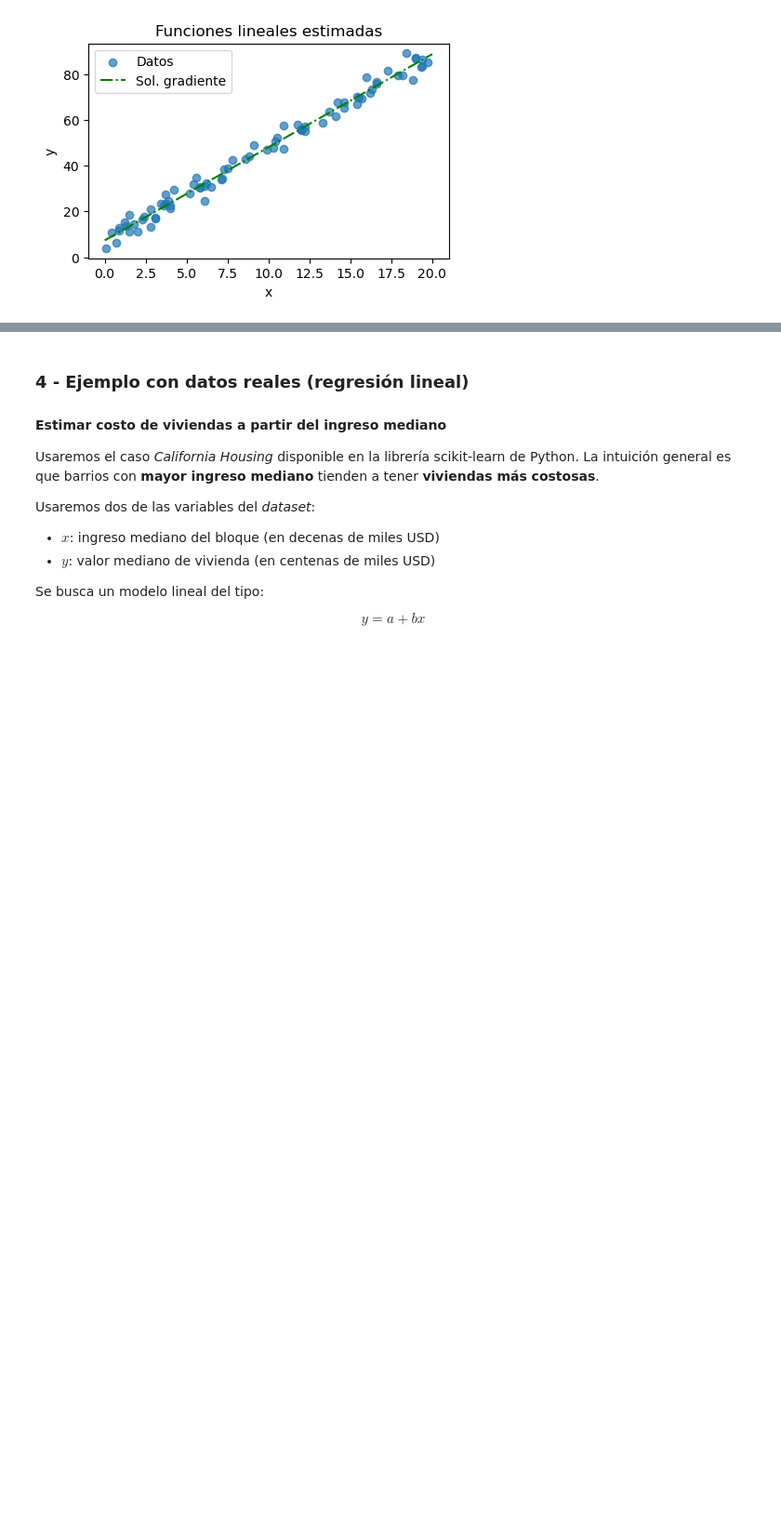
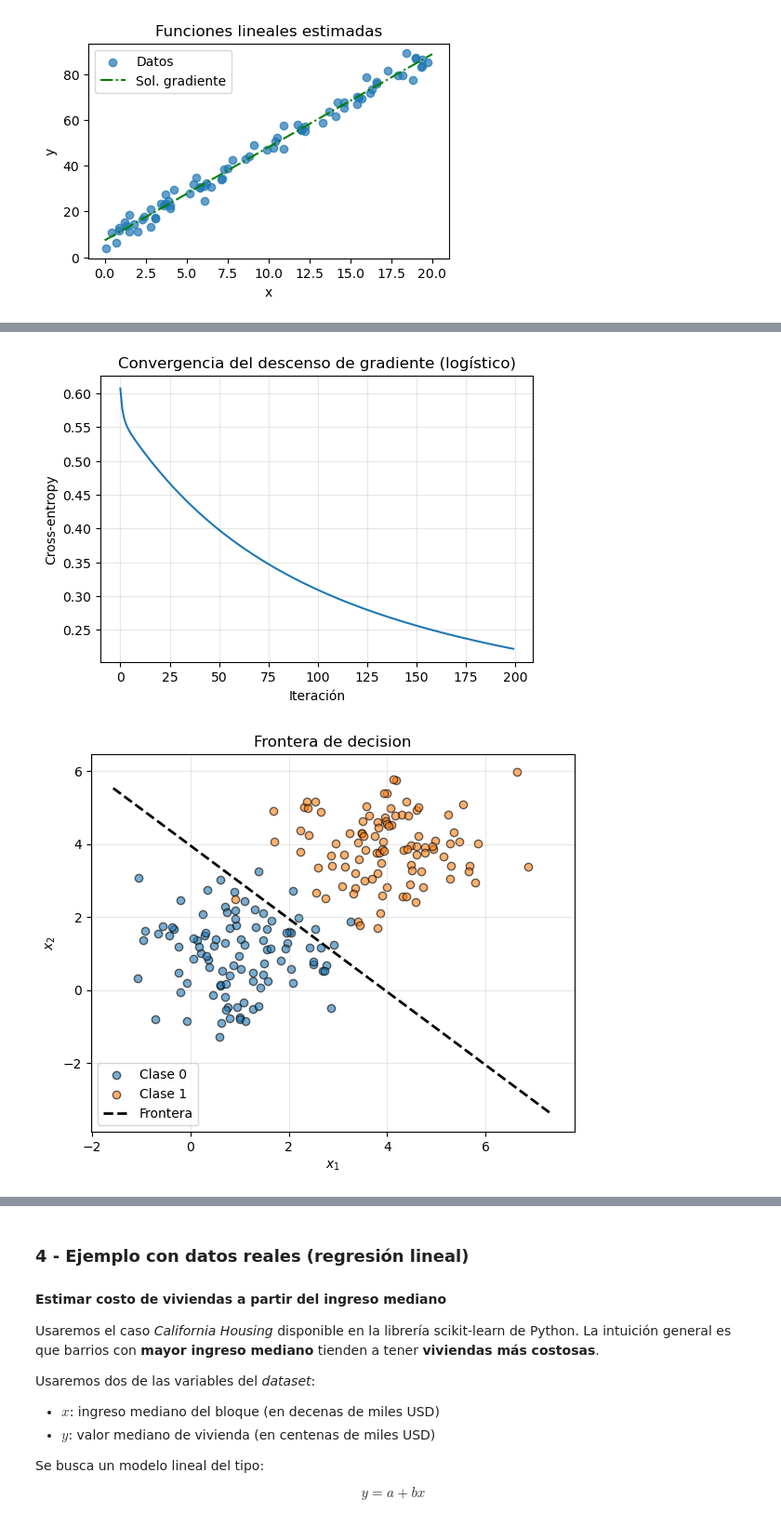
Before and after one commit to milogz/Modelado-en-Optimizacion, a Jupyter notebook: MO_3-2 Estimacion.ipynb, the cells around one changed output, grey strips where cells are left out. Shown at 93% size. Saved outputs shown, nothing was run; the diff lists cells and outputs as text; code cells hidden in the pictures; blank space fills up the shorter version.

```diff
--- a/MO_3-2 Estimacion.ipynb
+++ b/MO_3-2 Estimacion.ipynb
@@ -203,0 +273,26 @@ plot_regression(x, y, beta_gd)
+# %%
+from helpers_estimacion import sigmoid, gd_logistic, plot_decision_boundary
+
+# Dataset sintético de 2 clases
+np.random.seed(7)
+n_class = 100
+X0 = np.random.randn(n_class, 2) + np.array([1, 1])
+X1 = np.random.randn(n_class, 2) + np.array([4, 4])
+X_raw = np.vstack([X0, X1])
+y_cls = np.array([0]*n_class + [1]*n_class)
+
+# Agregar columna de 1s (intercepto)
+X_cls = np.c_[np.ones(2*n_class), X_raw]
+
+# Entrenamiento con GD
+theta_opt, losses, _ = gd_logistic(X_cls, y_cls, lr=0.1, epochs=200)
+
+# Visualizar convergencia
+plt.plot(losses); plt.xlabel('Iteración'); plt.ylabel('Cross-entropy')
+plt.title('Convergencia del descenso de gradiente (logístico)'); plt.grid(alpha=0.3); plt.show()
+
+# Visualizar frontera de decisión
+plot_decision_boundary(X_cls, y_cls, theta_opt)
+# %% [output]
+[figure, added]
+[figure, added]
```
Also changed, not shown: parts of 12 cells of this notebook, 20 other files.
